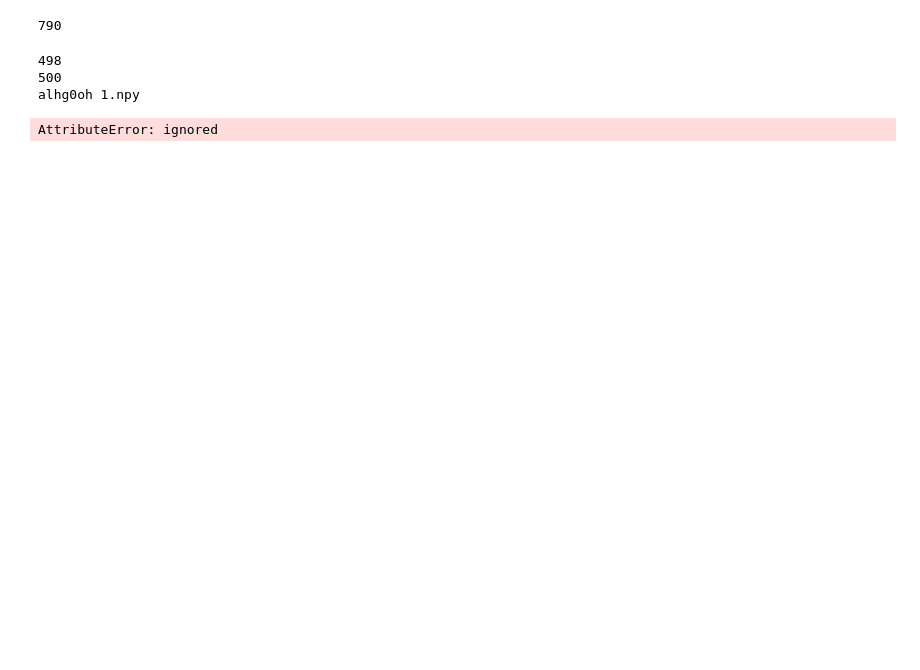
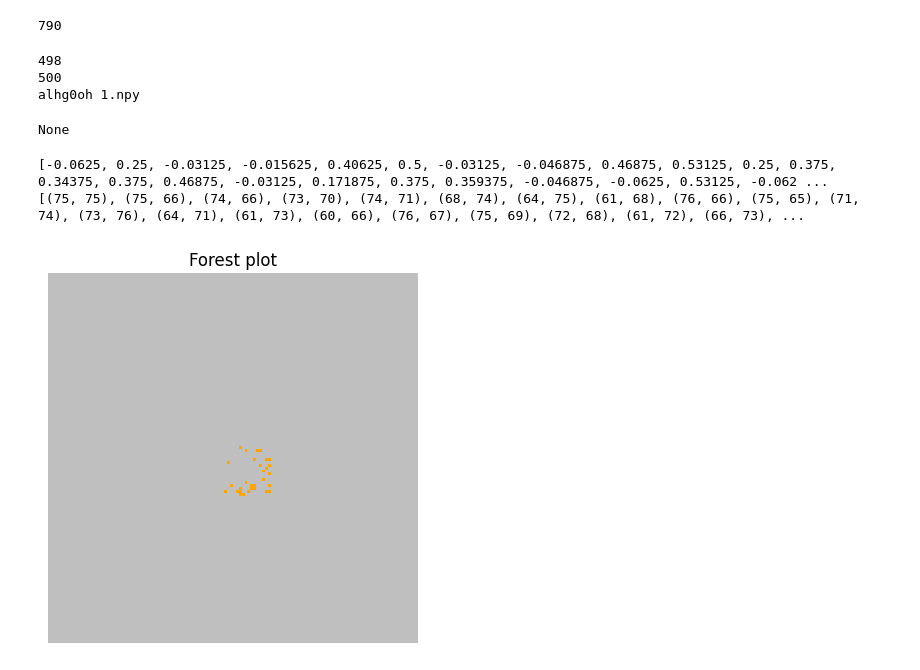
Before and after one commit to alexncoleman/Wildfire-reinforcement-learning, a Jupyter notebook: Wildfire_DQN.ipynb, the cells around one changed output. Saved outputs shown, nothing was run; the diff lists cells and outputs as text; code cells hidden in the pictures; blank space fills up the shorter version.

```diff
--- a/Wildfire_DQN.ipynb
+++ b/Wildfire_DQN.ipynb
@@ -1486,7 +1888,19 @@ for item in file:
 498
 500
 alhg0oh 1.npy
-# %%
-Network.burning_cell
-# %% [output]
-AttributeError: ignored
+# %%
+print(Network._best_cells)
+# %% [output]
+None
+# %%
+print(Network.bar_reward)
+print(Network.bar_cells)
+forest = np.zeros((128,128))
+for i in Network.bar_cells:
+  x,y = i
+  forest[x][y] = 1
+plot_forest(forest)
+# %% [output]
+[-0.0625, 0.25, -0.03125, -0.015625, 0.40625, 0.5, -0.03125, -0.046875, 0.46875, 0.53125, 0.25, 0.375, 0.34375, 0.375, 0.46875, -0.03125, 0.171875, 0.375, 0.359375, -0.046875, -0.0625, 0.53125, -0.062 ...
+[(75, 75), (75, 66), (74, 66), (73, 70), (74, 71), (68, 74), (64, 75), (61, 68), (76, 66), (75, 65), (71, 74), (73, 76), (64, 71), (61, 73), (60, 66), (76, 67), (75, 69), (72, 68), (61, 72), (66, 73), ...
+[figure, added]
```
Also changed, not shown: parts of 15 cells of this notebook.
